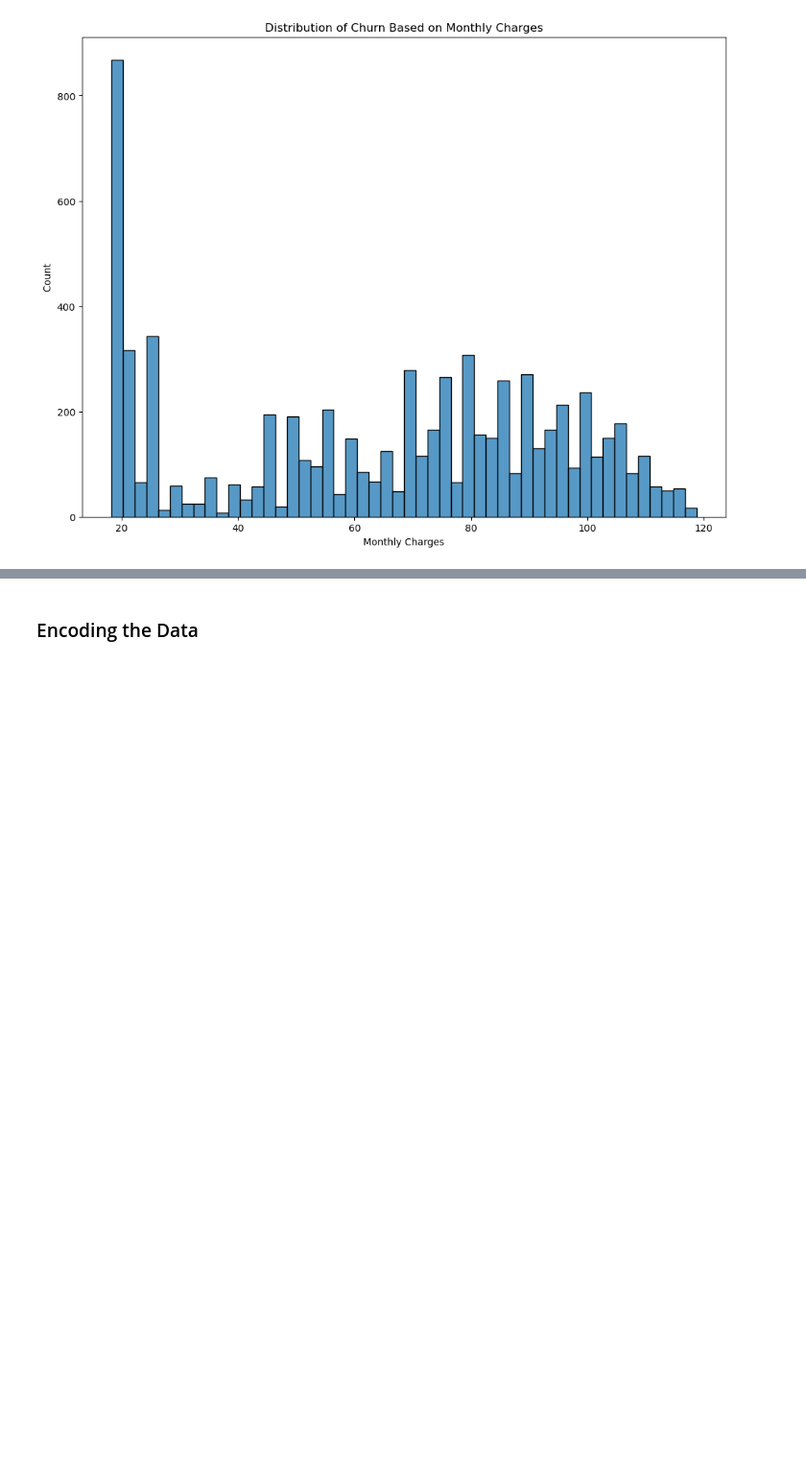
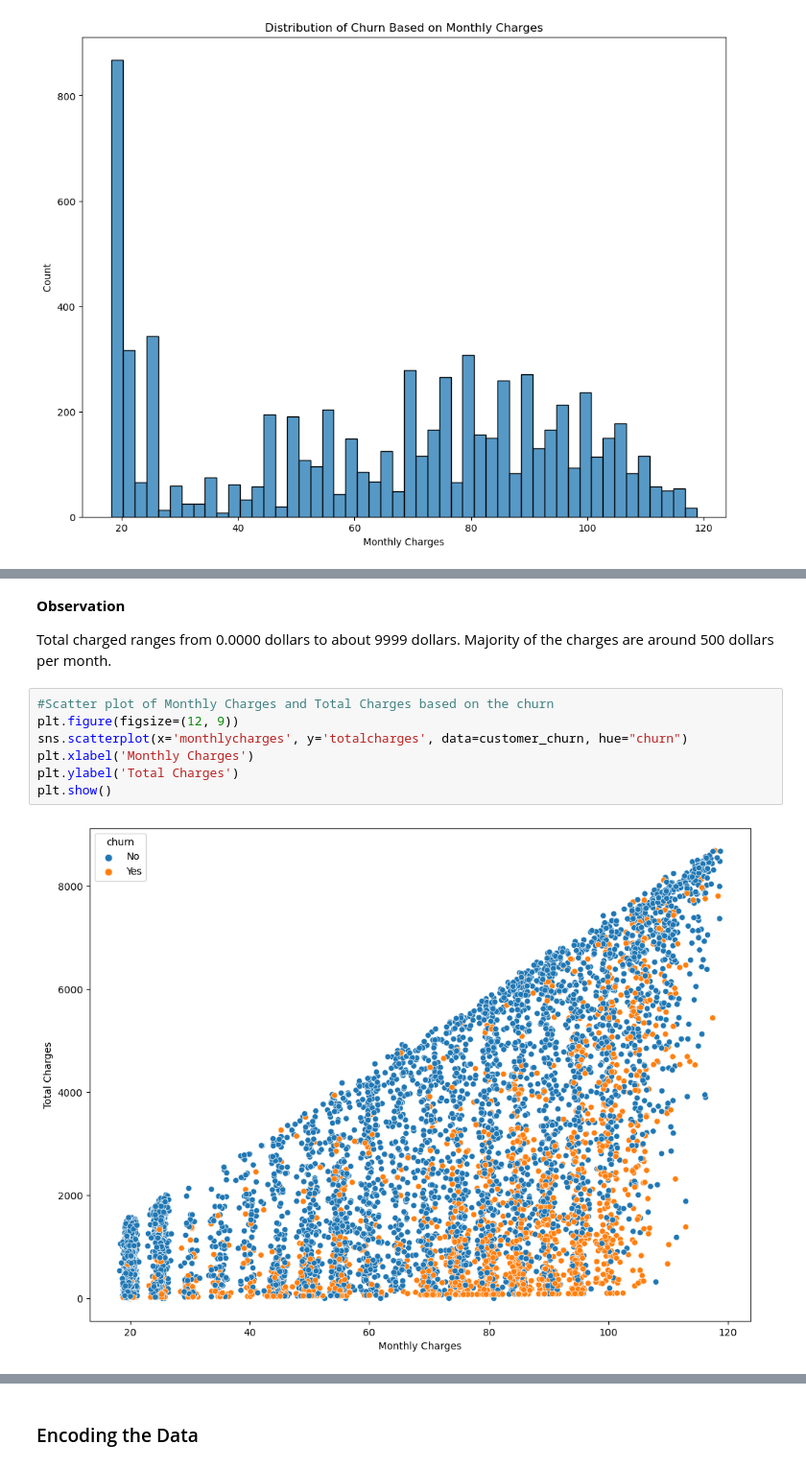
Before and after one commit to Sam1522/Predicting-Telco-Customer-Churn, a Jupyter notebook: Customer Churn Prediction.ipynb, the cells around one changed output, grey strips where cells are left out. Shown at 96% size. Cells and saved outputs as stored; diff of their text form; blank space fills up the shorter version.

```diff
--- a/Customer Churn Prediction.ipynb
+++ b/Customer Churn Prediction.ipynb
@@ -489,0 +517,13 @@ plt.show()
+# %% [markdown]
+**Observation**
+
+Total charged ranges from 0.0000 dollars to about 9999 dollars. Majority of the charges are around 500 dollars per month.
+# %%
+#Scatter plot of Monthly Charges and Total Charges based on the churn
+plt.figure(figsize=(12, 9))
+sns.scatterplot(x='monthlycharges', y='totalcharges', data=customer_churn, hue="churn")
+plt.xlabel('Monthly Charges')
+plt.ylabel('Total Charges')
+plt.show()
+# %% [output]
+[figure, added]
```
Also changed, not shown: parts of 11 cells of this notebook.
